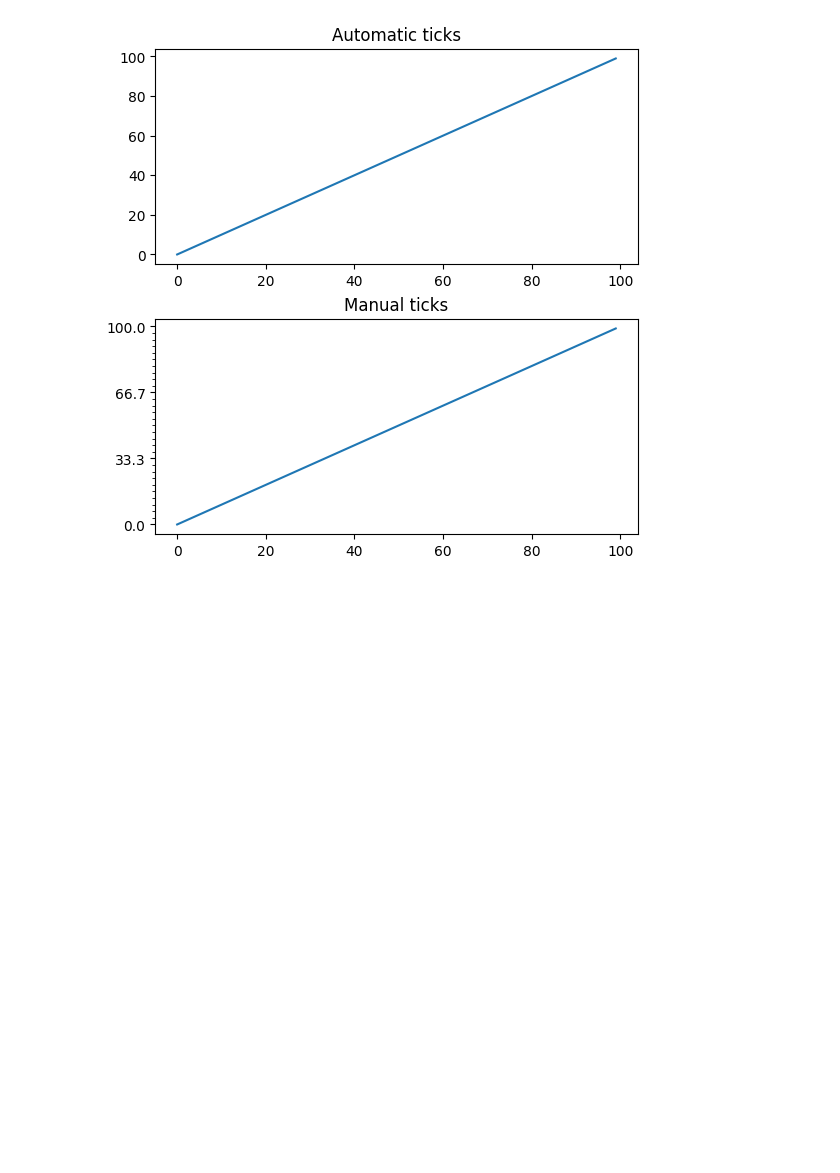
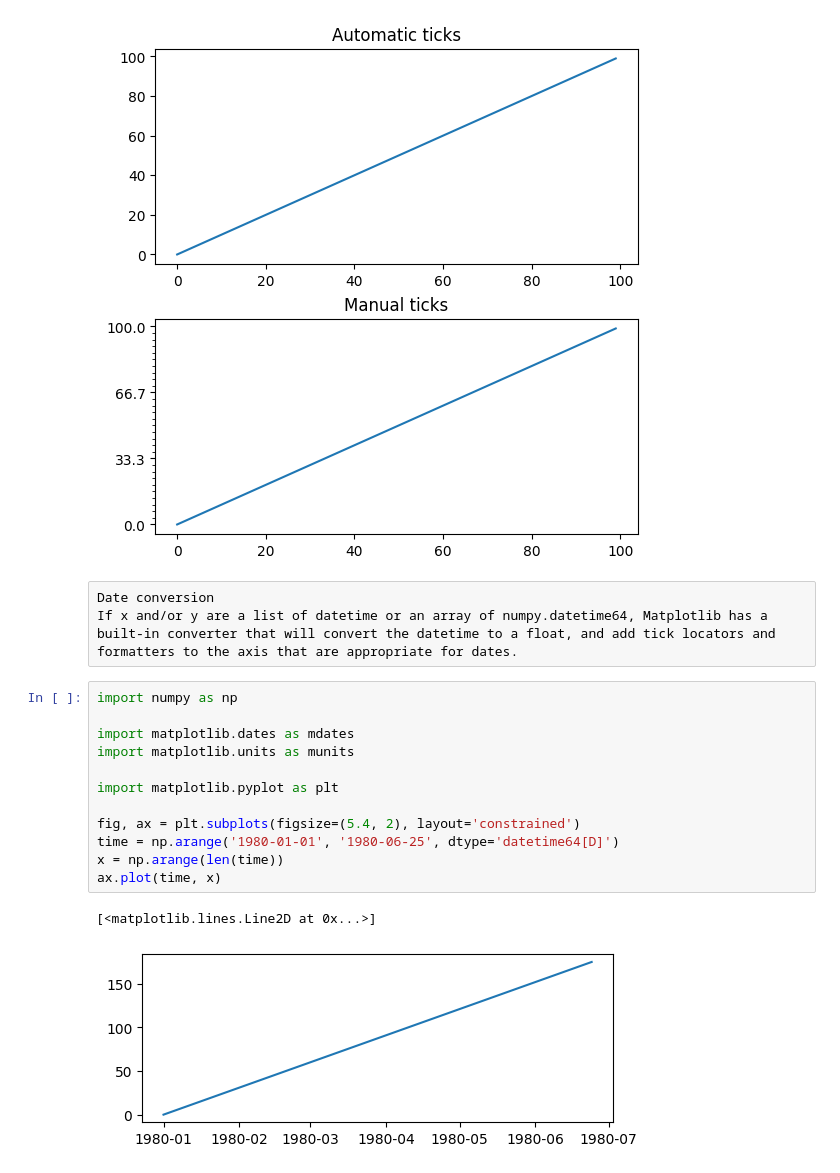
Before and after one commit to manasesmutembei11/ML, a Jupyter notebook: matplotlib/matplotlib_axes&subplots.ipynb, the cells around one changed output. Cells and saved outputs as stored; diff of their text form; blank space fills up the shorter version.

Commit message:
Matplotlib Axes and Subplots (Plotting dates and strings)

```diff
--- a/matplotlib/matplotlib_axes&subplots.ipynb
+++ b/matplotlib/matplotlib_axes&subplots.ipynb
@@ -505,3 +505,21 @@ for nn, ax in enumerate(axs):
         ax.set_title('Automatic ticks')
 # %% [output]
 [figure]
+# %% [raw]
+Date conversion
+If x and/or y are a list of datetime or an array of numpy.datetime64, Matplotlib has a built-in converter that will convert the datetime to a float, and add tick locators and formatters to the axis that are appropriate for dates.
+# %%
+import numpy as np
+
+import matplotlib.dates as mdates
+import matplotlib.units as munits
+
+import matplotlib.pyplot as plt
+
+fig, ax = plt.subplots(figsize=(5.4, 2), layout='constrained')
+time = np.arange('1980-01-01', '1980-06-25', dtype='datetime64[D]')
+x = np.arange(len(time))
+ax.plot(time, x)
+# %% [output]
+[<matplotlib.lines.Line2D at 0x...>]
+[figure, added]
```
Also changed, not shown: parts of 4 cells of this notebook.
